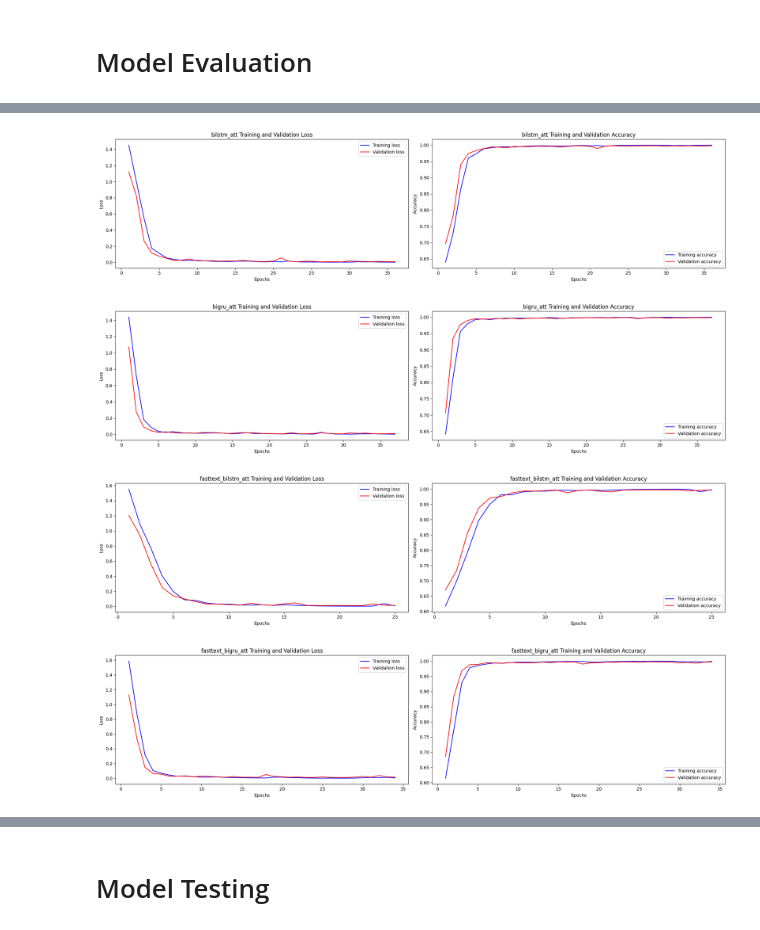
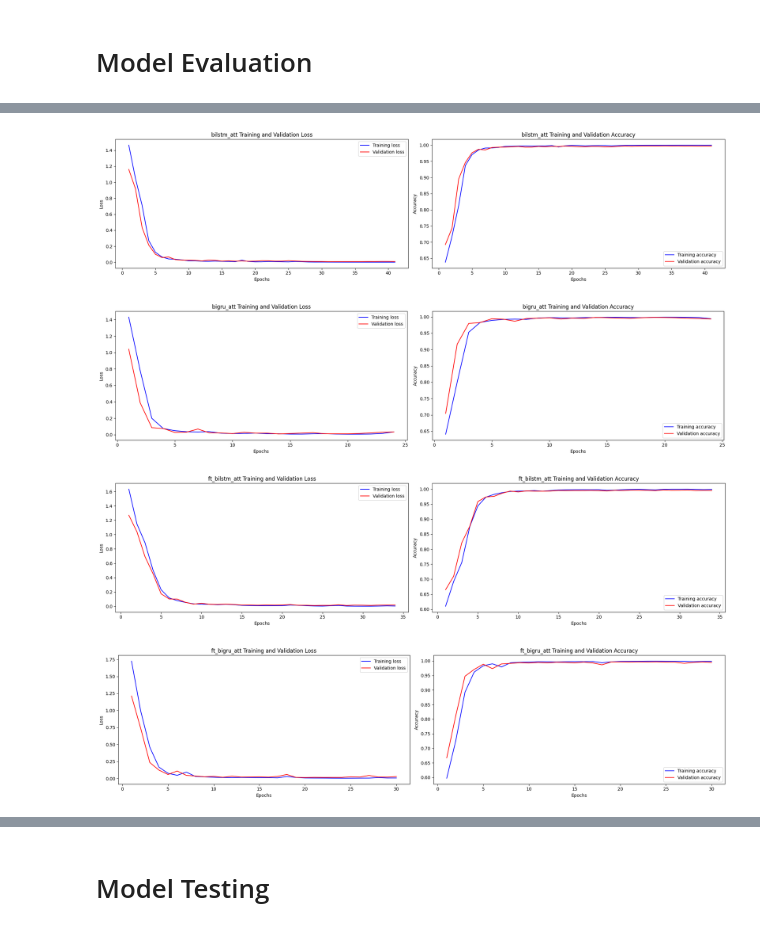
Before and after one commit to mutiarazzahra/pegon-to-latin, a Jupyter notebook: code/Sunda_seq2seq.ipynb, the cells around one changed output, grey strips where cells are left out. Cells and saved outputs as stored; diff of their text form; code cells hidden in the pictures.

```diff
--- a/code/Sunda_seq2seq.ipynb
+++ b/code/Sunda_seq2seq.ipynb
@@ -537,11 +577,11 @@ Non-trainable params: 30000 (117.19 KB)
 __________________________________________________________________________________________________
 # %%
 '''
-Create fasttext_bigru_att Seq2Seq Model
+Create ft_bigru_att Seq2Seq Model
 '''
 
-fasttext_bigru_att = create_fasttext_bigru_attention_model(pegon_max_len, pegon_char_size, latin_char_size, pegon_emb_mat, latin_emb_mat)
-fasttext_bigru_att.summary()
+ft_bigru_att = create_ft_bigru_attention_model(pegon_max_len, pegon_char_size, latin_char_size, pegon_emb_mat, latin_emb_mat)
+ft_bigru_att.summary()
 # %% [output]
 Model: "model_3"
 __________________________________________________________________________________________________
@@ -613,8 +653,8 @@ Training time: 1.30 minutes
 # %%
 '''
-Train fasttext_bilstm_att Seq2Seq Model
+Train ft_bilstm_att Seq2Seq Model
 '''
 
-fasttext_bilstm_att, fasttext_bilstm_att_training_time, fasttext_bilstm_att_history = train_model(fasttext_bilstm_att, X_train, X_val, y_train, y_val)
+ft_bilstm_att, ft_bilstm_att_training_time, ft_bilstm_att_history = train_model(ft_bilstm_att, X_train, X_val, y_train, y_val)
 # %% [output]
 Epoch 1/100
@@ -637,8 +677,8 @@ Training time: 0.83 minutes
 # %%
 '''
-Train fasttext_bigru_att Seq2Seq Model
+Train ft_bigru_att Seq2Seq Model
 '''
 
-fasttext_bigru_att, fasttext_bigru_att_training_time, fasttext_bigru_att_history = train_model(fasttext_bigru_att, X_train, X_val, y_train, y_val)
+ft_bigru_att, ft_bigru_att_training_time, ft_bigru_att_history = train_model(ft_bigru_att, X_train, X_val, y_train, y_val)
 # %% [output]
 Epoch 1/100
@@ -675,8 +715,8 @@ Evaluate Model
 models = {
     'bilstm_att': [bilstm_att, bilstm_att_training_time, bilstm_att_history],
     'bigru_att': [bigru_att, bigru_att_training_time, bigru_att_history],
-    'fasttext_bilstm_att': [fasttext_bilstm_att, fasttext_bilstm_att_training_time, fasttext_bilstm_att_history],
-    'fasttext_bigru_att': [fasttext_bigru_att, fasttext_bigru_att_training_time, fasttext_bigru_att_history]
+    'ft_bilstm_att': [ft_bilstm_att, ft_bilstm_att_training_time, ft_bilstm_att_history],
+    'ft_bigru_att': [ft_bigru_att, ft_bigru_att_training_time, ft_bigru_att_history]
 }
 
 evaluation_results = []
@@ -696,5 +736,6 @@ for model_name, values in models.items():
     })
 
 evaluation_df = pd.DataFrame(evaluation_results)
-evaluation_df
+evaluation_df_sorted = evaluation_df.sort_values(by='Accuracy', ascending=False)
+evaluation_df_sorted
 # %% [output]
@@ -741,22 +782,22 @@ def plot_loss_accuracy(model_name, history):
 # %%
 '''
 Plot Accuracy and Loss
 '''
 
 histories = {
     'bilstm_att': bilstm_att_history,
     'bigru_att': bigru_att_history,
-    'fasttext_bilstm_att': fasttext_bilstm_att_history,
-    'fasttext_bigru_att': fasttext_bigru_att_history
+    'ft_bilstm_att': ft_bilstm_att_history,
+    'ft_bigru_att': ft_bigru_att_history
 }
 
 for model_name, history in histories.items():
     plot_loss_accuracy(model_name, history)
 # %% [output]
-[figure, old version]
+[figure, new version]
-[figure, old version]
+[figure, new version]
-[figure, old version]
+[figure, new version]
-[figure, old version]
+[figure, new version]
 # %%
 '''
 Save model
```
Also changed, not shown: parts of 64 cells of this notebook, 12 other files.
